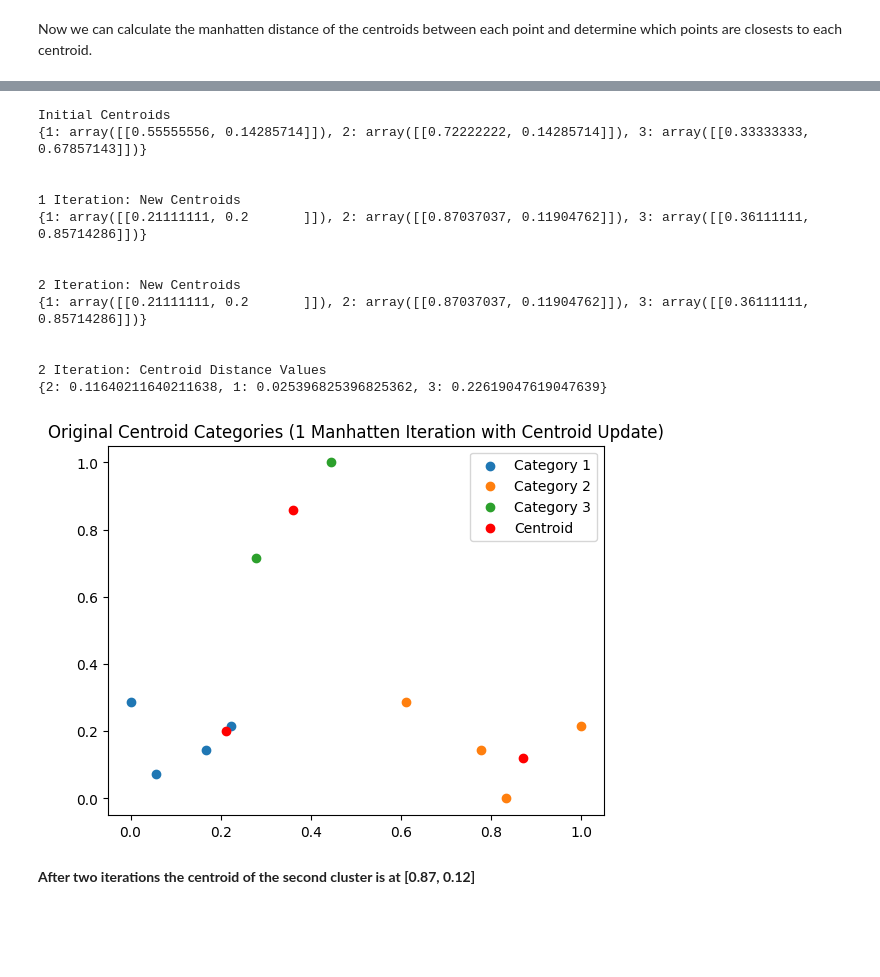
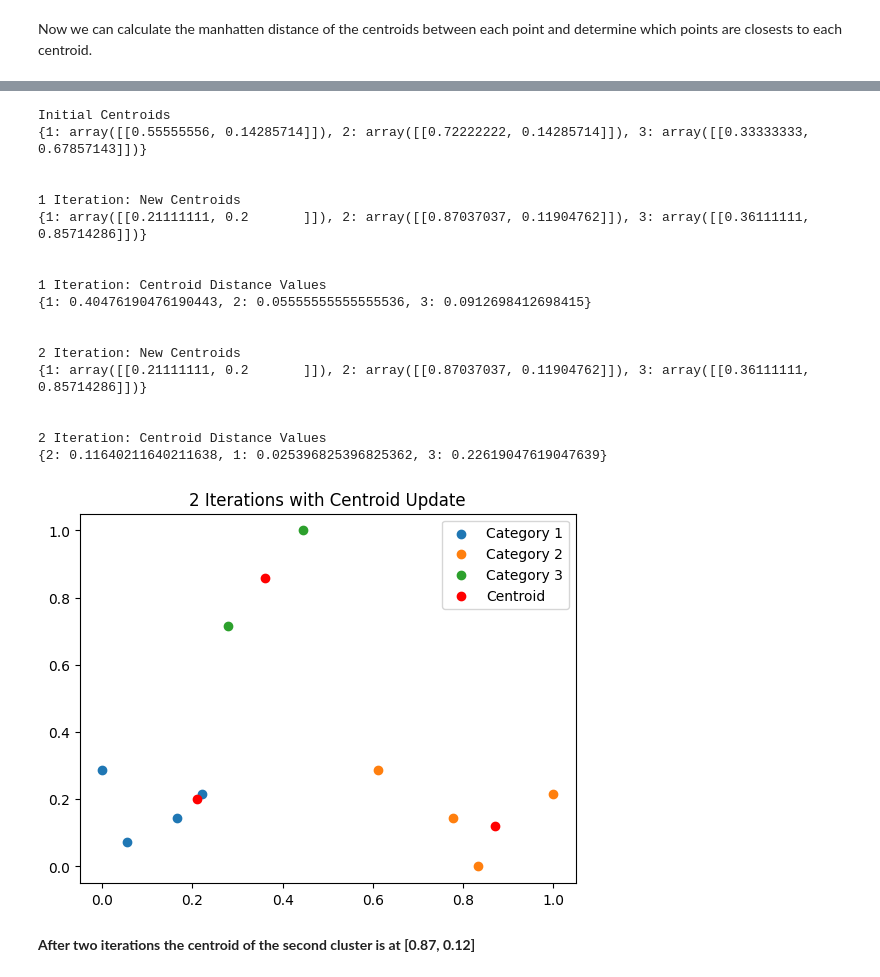
Before and after one commit to christian-ruiz/comp-642, a Jupyter notebook: module7/HW7_Provided/hw_7.ipynb, the cells around one changed output, grey strips where cells are left out. Saved outputs shown, nothing was run; the diff lists cells and outputs as text; code cells hidden in the pictures; blank space fills up the shorter version.

```diff
--- a/module7/HW7_Provided/hw_7.ipynb
+++ b/module7/HW7_Provided/hw_7.ipynb
@@ -228,6 +228,9 @@ print(cent_dict, '\n\n')
 
 print('1 Iteration: New Centroids')
 print(new_cent_dict1, '\n\n')
+
+print('1 Iteration: Centroid Distance Values')
+print(centroid_distance_values1, '\n\n')
 
 X_labeled2, cent_array2, new_cent_dict2, centroid_distance_values2 = manhattan_dist_calc(X_pp, new_cent_dict1)
 
@@ -241,35 +244,39 @@ print(centroid_distance_values2, '\n\n')
 x = X_labeled2[:, 0]
 y = X_labeled2[:, 1]
 categories = X_labeled2[:, 2]
 
 # get unique categories
 unique_categories = np.unique(categories)
 
 # plot each category
 for category in unique_categories:
     # select data for the category
     idx = categories == category
     plt.scatter(x[idx], y[idx], label=f'Category {int(category)}')
 plt.scatter(cent_array2[:, 0], cent_array2[:, 1], color='red', label='Centroid')
 plt.legend()
-plt.title('Original Centroid Categories (1 Manhatten Iteration with Centroid Update)')
+plt.title('2 Iterations with Centroid Update')
 plt.show()
 # %% [output]
 Initial Centroids
 {1: array([[0.55555556, 0.14285714]]), 2: array([[0.72222222, 0.14285714]]), 3: array([[0.33333333, 0.67857143]])}
 
 
 1 Iteration: New Centroids
 {1: array([[0.21111111, 0.2       ]]), 2: array([[0.87037037, 0.11904762]]), 3: array([[0.36111111, 0.85714286]])}
 
 
+1 Iteration: Centroid Distance Values
+{1: 0.40476190476190443, 2: 0.05555555555555536, 3: 0.0912698412698415}
+
+
 2 Iteration: New Centroids
 {1: array([[0.21111111, 0.2       ]]), 2: array([[0.87037037, 0.11904762]]), 3: array([[0.36111111, 0.85714286]])}
 
 
 2 Iteration: Centroid Distance Values
 {2: 0.11640211640211638, 1: 0.025396825396825362, 3: 0.22619047619047639}
-[figure, old version]
+[figure, new version]
 # %% [markdown]
 **After two iterations the centroid of the second cluster is at [0.87, 0.12]**
 # %% [markdown]
```
Also changed, not shown: parts of 6 cells of this notebook.
